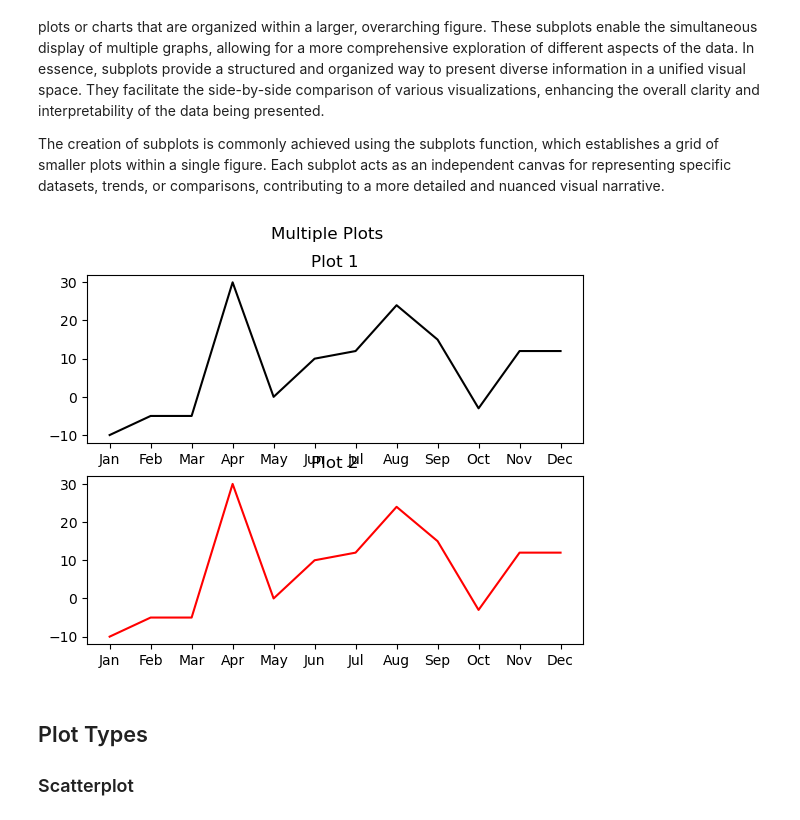
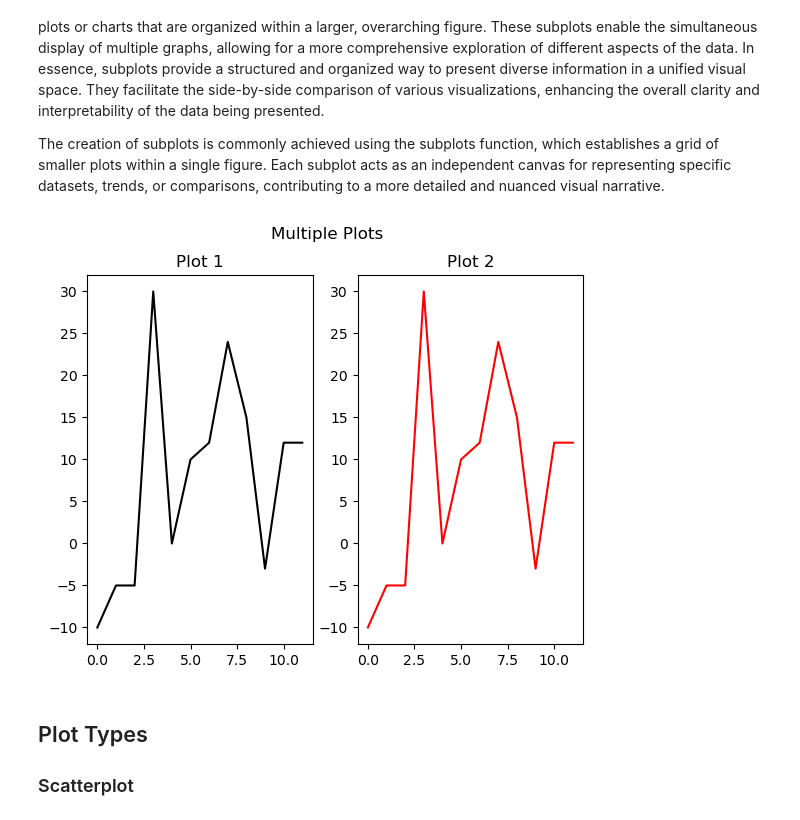
Before and after one commit to RomeoSilvestri/Book, a Jupyter notebook: _build/jupyter_execute/chapters/1.4 python-matplotlib.ipynb, the cells around one changed output. Drawn from its saved outputs; the diff is of its cells as text; code cells hidden in the pictures.

```diff
--- a/_build/jupyter_execute/chapters/1.4 python-matplotlib.ipynb
+++ b/_build/jupyter_execute/chapters/1.4 python-matplotlib.ipynb
@@ -64,18 +64,18 @@ Subplots in the context of data visualization, particularly in libraries like Ma
 
 The creation of subplots is commonly achieved using the subplots function, which establishes a grid of smaller plots within a single figure. Each subplot acts as an independent canvas for representing specific datasets, trends, or comparisons, contributing to a more detailed and nuanced visual narrative.
 # %%
-plt.subplot(2, 1, 1)
-plt.plot(xpoints, ypoints, color = 'black')
+plt.subplot(1, 2, 1)
+plt.plot(ypoints, color = 'black')
 plt.title('Plot 1')
 
-plt.subplot(2, 1, 2)
-plt.plot(xpoints, ypoints, color = 'red')
+plt.subplot(1, 2, 2)
+plt.plot(ypoints, color = 'red')
 plt.title('Plot 2')
 
 plt.suptitle('Multiple Plots')
 plt.show()
 # %% [output]
-[figure, old version]
+[figure, new version]
 # %% [markdown]
 ## Plot Types
 
```
Also changed, not shown: 18 other files.
